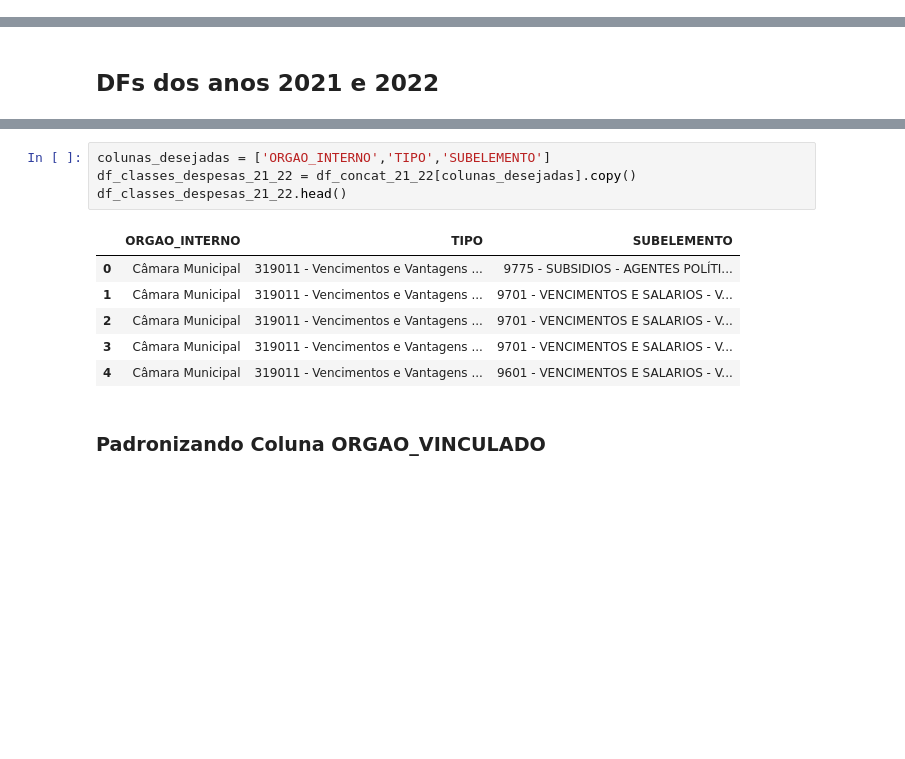
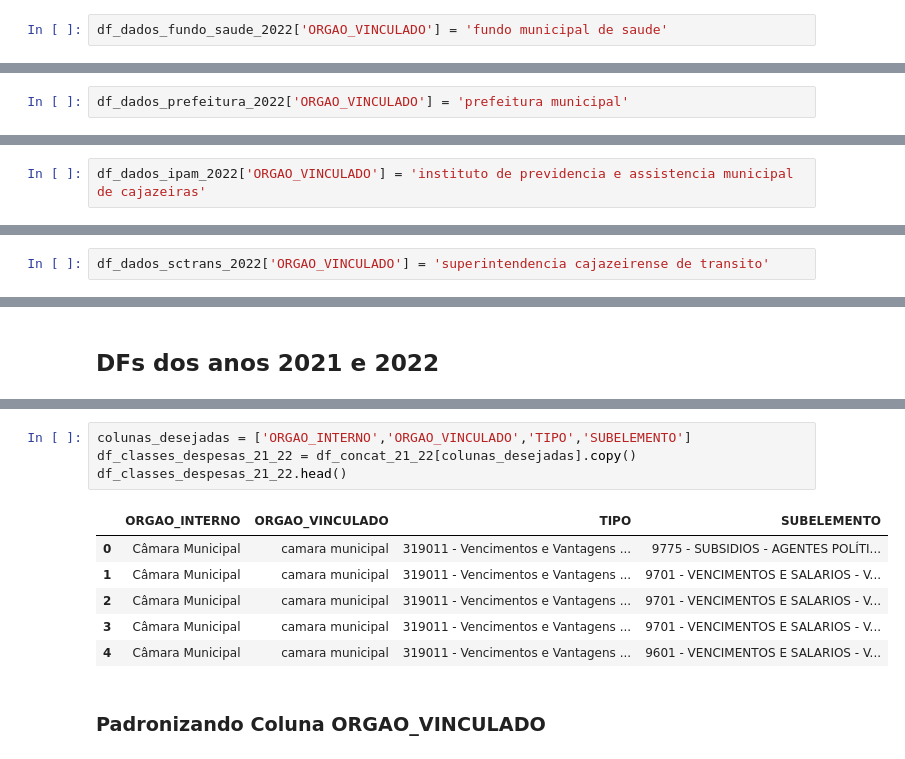
Before and after one commit to AllysonAbreu/dw_contas_publicas_2022, a Jupyter notebook: TCC2/dados/02_despesas/dados_para_carga/tratamento_novos_dados.ipynb, the cells around one changed output, grey strips where cells are left out. Cells and saved outputs as stored; diff of their text form; blank space fills up the shorter version.

Commit message:
Novos dados

```diff
--- a/TCC2/dados/02_despesas/dados_para_carga/tratamento_novos_dados.ipynb
+++ b/TCC2/dados/02_despesas/dados_para_carga/tratamento_novos_dados.ipynb
@@ -192,6 +168,8 @@ df_dados_fundo_saude_2022.head()
 | 2 | NaT | 2.0 | Sem Licitação | 339039 - Outros Serviços de Terce... | Fundo Municipal de Saúde | INSTITUTO DE HEMATOLOGIA E HEMOTE... | 2022-04-29 | 1300.0 | ... |
 | 3 | NaT | NaN | NaN | 5150 - SERVIÇO MÉDICO, HOSPITAL, ... | NaN | 09.138.975/0001-55 | NaT | NaN | ... |
 | 4 | NaT | 3.0 | Sem Licitação | 339039 - Outros Serviços de Terce... | Fundo Municipal de Saúde | DALTON PEDROSA ROCHA - | 2022-04-29 | 6156.0 | ... |
+# %%
+df_dados_fundo_saude_2022['ORGAO_VINCULADO'] = 'fundo municipal de saude'
 # %%
 df_dados_prefeitura_2022 = pd.read_excel('../2022/01_dados_originais/dados_novos_prefeitura_2022.xlsx')
 df_dados_prefeitura_2022.head()
@@ -202,6 +180,8 @@ df_dados_prefeitura_2022.head()
 | 2 | NaT | 2.0 | Sem Licitação | 339092 - Despesas de Exercícios A... | Secretaria Municipal de Administr... | PR - IMPRENSA NACIONAL - | 2022-01-20 | 1751.94 | ... |
 | 3 | NaT | NaN | NaN | 9999 - OUTRAS DESPESAS DE EXERCIC... | NaN | 04.196.645/0001-00 | NaT | NaN | ... |
 | 4 | NaT | 3.0 | Sem Licitação | 339092 - Despesas de Exercícios A... | Secretaria Municipal de Administr... | PR - IMPRENSA NACIONAL - | 2022-01-20 | 618.33 | ... |
+# %%
+df_dados_prefeitura_2022['ORGAO_VINCULADO'] = 'prefeitura municipal'
 # %%
 df_dados_ipam_2022 = pd.read_excel('../2022/01_dados_originais/dados_novos_ipam_2022.xlsx')
 df_dados_ipam_2022.head()
@@ -212,6 +192,8 @@ df_dados_ipam_2022.head()
 | 2 | NaT | 253.0 | Sem Licitação | 319001 - Aposentadorias do RPPS, ... | Instituto de Previdência e Assist... | APOSENTADOS - INATIVOS DA CAMARA ... | 2023-01-09 | 2786.33 | ... |
 | 3 | NaT | NaN | NaN | 9901 - PROVENTOS - CIVIL | NaN | 12.724.464/0001-20 | NaT | NaN | ... |
 | 4 | NaT | 252.0 | Sem Licitação | 319001 - Aposentadorias do RPPS, ... | Instituto de Previdência e Assist... | 8 APOSENTADOS - | 2023-01-09 | 49602.40 | ... |
+# %%
+df_dados_ipam_2022['ORGAO_VINCULADO'] = 'instituto de previdencia e assistencia municipal de cajazeiras'
 # %%
 df_dados_sctrans_2022 = pd.read_excel('../2022/01_dados_originais/dados_novos_sctrans_2022.xlsx')
 df_dados_sctrans_2022.head()
@@ -222,6 +204,8 @@ df_dados_sctrans_2022.head()
 | 2 | NaT | 2.0 | Sem Licitação | 339039 - Outros Serviços de Terce... | Superintendência Cajazeirense de ... | CAIXA ECONOMICA FEDERAL - | 2022-01-19 | 2500.0 | ... |
 | 3 | NaT | NaN | NaN | 5799 - SERVIÇOS BANCÁRIOS | NaN | 00.360.305/0040-10 | NaT | NaN | ... |
 | 4 | 2022-01-04 | 3.0 | Sem Licitação | 339039 - Outros Serviços de Terce... | Superintendência Cajazeirense de ... | SAMARA MENDES BATISTA LIRA - | 2022-01-19 | 1000.0 | ... |
+# %%
+df_dados_sctrans_2022['ORGAO_VINCULADO'] = 'superintendencia cajazeirense de transito'
 # %% [markdown]
 # Análise dos DFs (2013 a 2020)
 # %% [markdown]
@@ -876,14 +873,14 @@ df_classes_despesas.head()
 # %%
-colunas_desejadas = ['ORGAO_INTERNO','TIPO','SUBELEMENTO']
+colunas_desejadas = ['ORGAO_INTERNO','ORGAO_VINCULADO','TIPO','SUBELEMENTO']
 df_classes_despesas_21_22 = df_concat_21_22[colunas_desejadas].copy()
 df_classes_despesas_21_22.head()
 # %% [output]
-|  | ORGAO_INTERNO | TIPO | SUBELEMENTO |
-| 0 | Câmara Municipal | 319011 - Vencimentos e Vantagens ... | 9775 - SUBSIDIOS - AGENTES POLÍTI... |
-| 1 | Câmara Municipal | 319011 - Vencimentos e Vantagens ... | 9701 - VENCIMENTOS E SALARIOS - V... |
-| 2 | Câmara Municipal | 319011 - Vencimentos e Vantagens ... | 9701 - VENCIMENTOS E SALARIOS - V... |
-| 3 | Câmara Municipal | 319011 - Vencimentos e Vantagens ... | 9701 - VENCIMENTOS E SALARIOS - V... |
-| 4 | Câmara Municipal | 319011 - Vencimentos e Vantagens ... | 9601 - VENCIMENTOS E SALARIOS - V... |
+|  | ORGAO_INTERNO | ORGAO_VINCULADO | TIPO | SUBELEMENTO |
+| 0 | Câmara Municipal | camara municipal | 319011 - Vencimentos e Vantagens ... | 9775 - SUBSIDIOS - AGENTES POLÍTI... |
+| 1 | Câmara Municipal | camara municipal | 319011 - Vencimentos e Vantagens ... | 9701 - VENCIMENTOS E SALARIOS - V... |
+| 2 | Câmara Municipal | camara municipal | 319011 - Vencimentos e Vantagens ... | 9701 - VENCIMENTOS E SALARIOS - V... |
+| 3 | Câmara Municipal | camara municipal | 319011 - Vencimentos e Vantagens ... | 9701 - VENCIMENTOS E SALARIOS - V... |
+| 4 | Câmara Municipal | camara municipal | 319011 - Vencimentos e Vantagens ... | 9601 - VENCIMENTOS E SALARIOS - V... |
 # %% [markdown]
 ### Padronizando Coluna ORGAO_VINCULADO
 # %%
```
Also changed, not shown: parts of 54 cells of this notebook, 18 other files.
